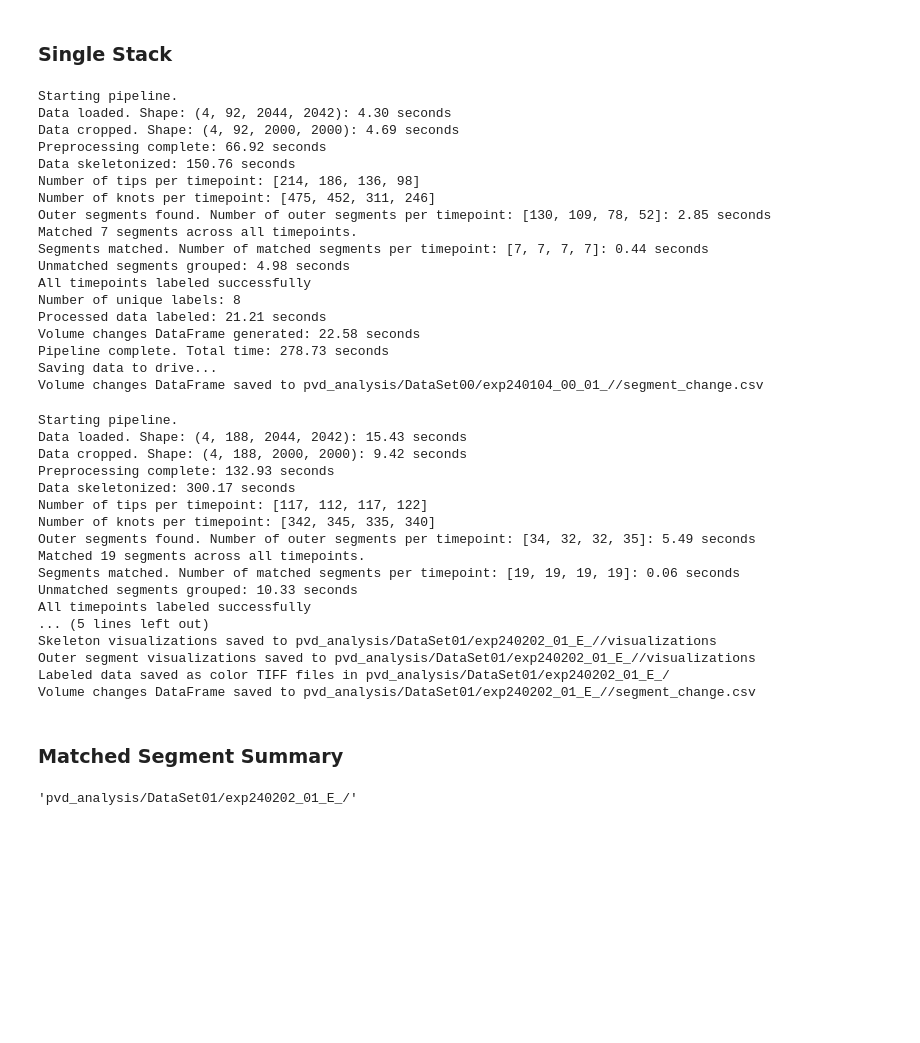
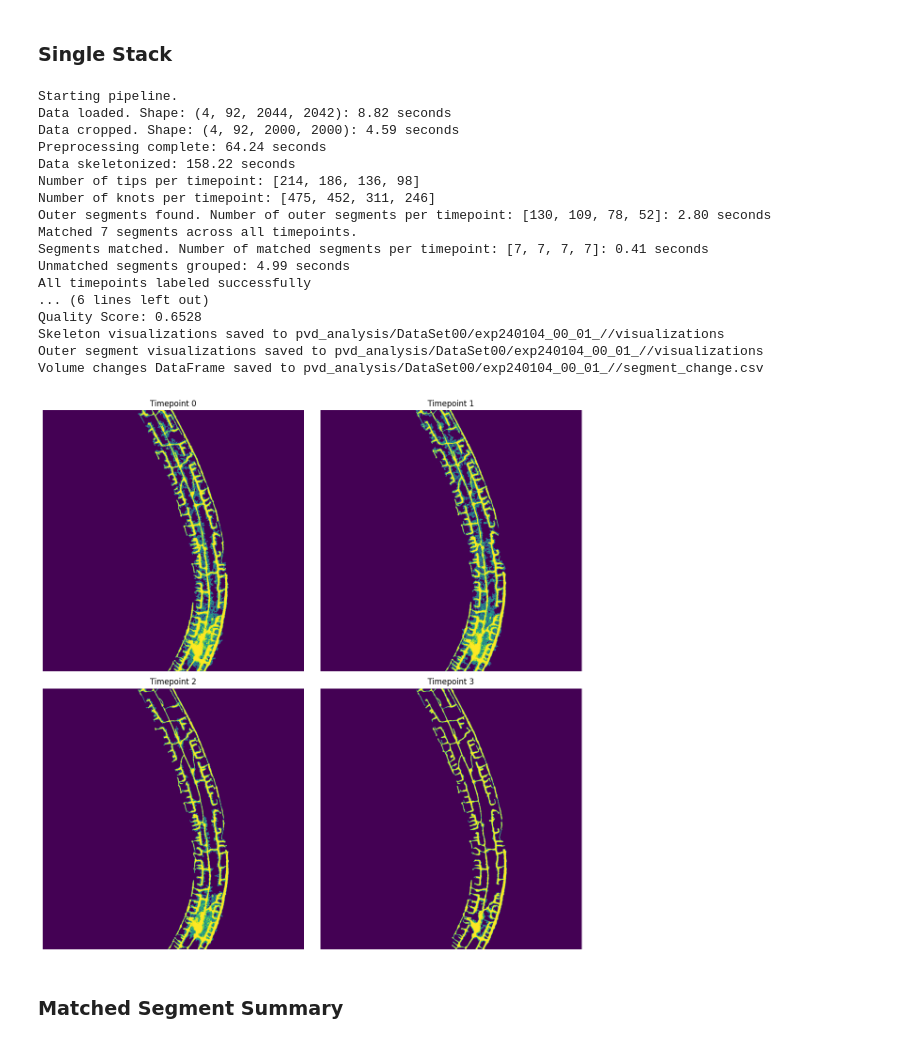
Before and after one commit to nghess/pvd-morphology, a Jupyter notebook: execute_pipeline_batched.ipynb, the cells around one changed output. Drawn from its saved outputs; the diff is of its cells as text; code cells hidden in the pictures; blank space fills up the shorter version.

```diff
--- a/execute_pipeline_batched.ipynb
+++ b/execute_pipeline_batched.ipynb
@@ -81,84 +84,66 @@ results_path = 'pvd_analysis'
 dataset = 'DataSet00'
 session = 'exp240104_00_01_'
 file = 'exp240104_00_01.tif'
 tiff_stack_path = f"{data_path}/{dataset}/{session}_/{file}"
 output_path = f"{results_path}/{dataset}/{session}/"
 
 # Capture and display output
 output_capture = OutputCapture()
 sys.stdout = output_capture
 
 try:
     pvd = PVD(data_path, dataset, session, file)
     pvd.run_pipeline()
 
     print(f"Saving data to drive...")
-    pvd.save_results(output_path, save_tiff=False, save_numpy=False, save_plotly=False, save_labeled_tiff=False)
+    pvd.save_results(output_path, save_tiff=False, save_numpy=False, save_plotly=True, save_labeled_tiff=False)
 
 finally:
     sys.stdout = output_capture.original_stdout
 
 # Save cell output
-with open(f"{output_path}output.txt", 'w') as f:
+with open(f"{output_path}pipeline_log.txt", 'w') as f:
     f.write(str(output_capture.get_output()))
 
 time.sleep(1)
 # %% [output]
 Starting pipeline.
-Data loaded. Shape: (4, 92, 2044, 2042): 4.30 seconds
-Data cropped. Shape: (4, 92, 2000, 2000): 4.69 seconds
-Preprocessing complete: 66.92 seconds
-Data skeletonized: 150.76 seconds
+Data loaded. Shape: (4, 92, 2044, 2042): 8.82 seconds
+Data cropped. Shape: (4, 92, 2000, 2000): 4.59 seconds
+Preprocessing complete: 64.24 seconds
+Data skeletonized: 158.22 seconds
 Number of tips per timepoint: [214, 186, 136, 98]
 Number of knots per timepoint: [475, 452, 311, 246]
-Outer segments found. Number of outer segments per timepoint: [130, 109, 78, 52]: 2.85 seconds
+Outer segments found. Number of outer segments per timepoint: [130, 109, 78, 52]: 2.80 seconds
 Matched 7 segments across all timepoints.
-Segments matched. Number of matched segments per timepoint: [7, 7, 7, 7]: 0.44 seconds
-Unmatched segments grouped: 4.98 seconds
+Segments matched. Number of matched segments per timepoint: [7, 7, 7, 7]: 0.41 seconds
+Unmatched segments grouped: 4.99 seconds
 All timepoints labeled successfully
-Number of unique labels: 8
-Processed data labeled: 21.21 seconds
-Volume changes DataFrame generated: 22.58 seconds
-Pipeline complete. Total time: 278.73 seconds
-Saving data to drive...
+... (6 lines left out)
+Quality Score: 0.6528
+Skeleton visualizations saved to pvd_analysis/DataSet00/exp240104_00_01_//visualizations
+Outer segment visualizations saved to pvd_analysis/DataSet00/exp240104_00_01_//visualizations
 Volume changes DataFrame saved to pvd_analysis/DataSet00/exp240104_00_01_//segment_change.csv
+[figure, added]
 # %%
-# Set path to original test file
-data_path = 'pvd_data'
-results_path = 'pvd_analysis'
-dataset = 'DataSet01'
-session = 'exp240202_01_E_'
-file = 'exp240202_01_E.tif'
-tiff_stack_path = f"{data_path}/{dataset}/{session}_/{file}"
-output_path = f"{results_path}/{dataset}/{session}/"
+# # Set path to original test file
+# data_path = 'pvd_data'
+# results_path = 'pvd_analysis'
+# dataset = 'DataSet01'
+# session = 'exp240202_01_E_'
+# file = 'exp240202_01_E.tif'
+# tiff_stack_path = f"{data_path}/{dataset}/{session}_/{file}"
+# output_path = f"{results_path}/{dataset}/{session}/"
 
-# Process stack
-pvd = PVD(data_path, dataset, session, file)
-pvd.run_pipeline()
+# # Process stack
+# pvd = PVD(data_path, dataset, session, file)
+# pvd.run_pipeline()
 
-# Save relevant numpy arrays
-print(f"Saving data to drive...")
-pvd.save_results(output_path, save_tiff=False, save_numpy=False, save_plotly=True, save_labeled_tiff=True)
+# # Save relevant numpy arrays
+# print(f"Saving data to drive...")
+# pvd.save_results(output_path, save_tiff=False, save_numpy=False, save_plotly=False, save_labeled_tiff=False)
 
-time.sleep(1)
+# time.sleep(1)
-# %% [output]
-Starting pipeline.
-Data loaded. Shape: (4, 188, 2044, 2042): 15.43 seconds
-Data cropped. Shape: (4, 188, 2000, 2000): 9.42 seconds
-Preprocessing complete: 132.93 seconds
-Data skeletonized: 300.17 seconds
-Number of tips per timepoint: [117, 112, 117, 122]
-Number of knots per timepoint: [342, 345, 335, 340]
-Outer segments found. Number of outer segments per timepoint: [34, 32, 32, 35]: 5.49 seconds
-Matched 19 segments across all timepoints.
-Segments matched. Number of matched segments per timepoint: [19, 19, 19, 19]: 0.06 seconds
-Unmatched segments grouped: 10.33 seconds
-All timepoints labeled successfully
-... (5 lines left out)
-Skeleton visualizations saved to pvd_analysis/DataSet01/exp240202_01_E_//visualizations
-Outer segment visualizations saved to pvd_analysis/DataSet01/exp240202_01_E_//visualizations
-Labeled data saved as color TIFF files in pvd_analysis/DataSet01/exp240202_01_E_/
-Volume changes DataFrame saved to pvd_analysis/DataSet01/exp240202_01_E_//segment_change.csv
 # %% [markdown]
 ### Matched Segment Summary
 # %%
@@ -180,4 +169,0 @@ Volume changes DataFrame saved to pvd_analysis/DataSet01/exp240202_01_E_//segmen
-# %%
-output_path
-# %% [output]
-'pvd_analysis/DataSet01/exp240202_01_E_/'
```
Also changed, not shown: parts of 6 cells of this notebook, 7 other files.
